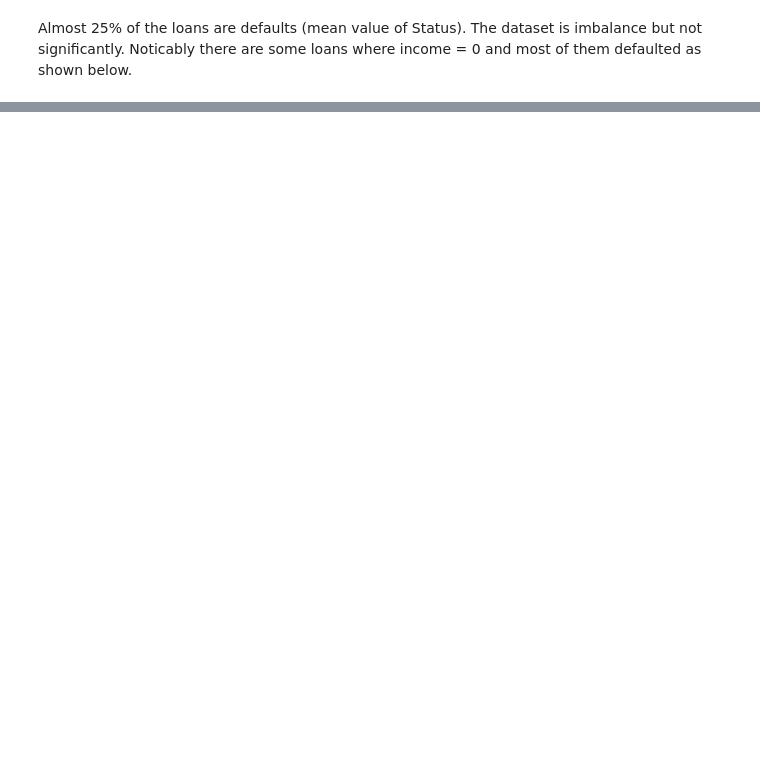
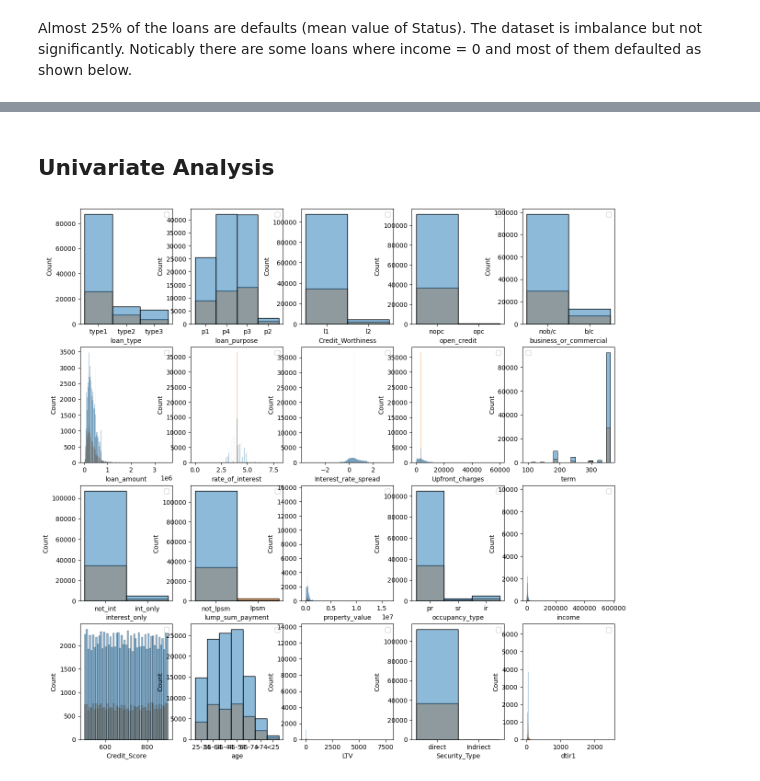
Before and after one commit to Hoale2908/Data_Preprocessing_for_Mortgage_Loan_Default_Prediction, a Jupyter notebook: model.ipynb, the cells around one changed output, grey strips where cells are left out. Drawn from its saved outputs; the diff is of its cells as text; code cells hidden in the pictures; blank space fills up the shorter version.

```diff
--- a/model.ipynb
+++ b/model.ipynb
@@ -176,0 +179,16 @@ loan.describe()
+# %% [markdown]
+## Univariate Analysis
+# %%
+import warnings
+warnings.filterwarnings("ignore", category=FutureWarning, module="seaborn._oldcore")
+
+inputs = loan.columns.drop('Status')
+
+f = plt.figure(figsize=(15,15))
+for col in inputs:
+    i = inputs.to_list().index(col) + 1
+    ax = f.add_subplot(4,5,i)
+    sns.histplot(loan,x = loan[col], hue='Status')
+    plt.legend('')
+# %% [output]
+[figure, added]
```
Also changed, not shown: parts of 10 cells of this notebook.
